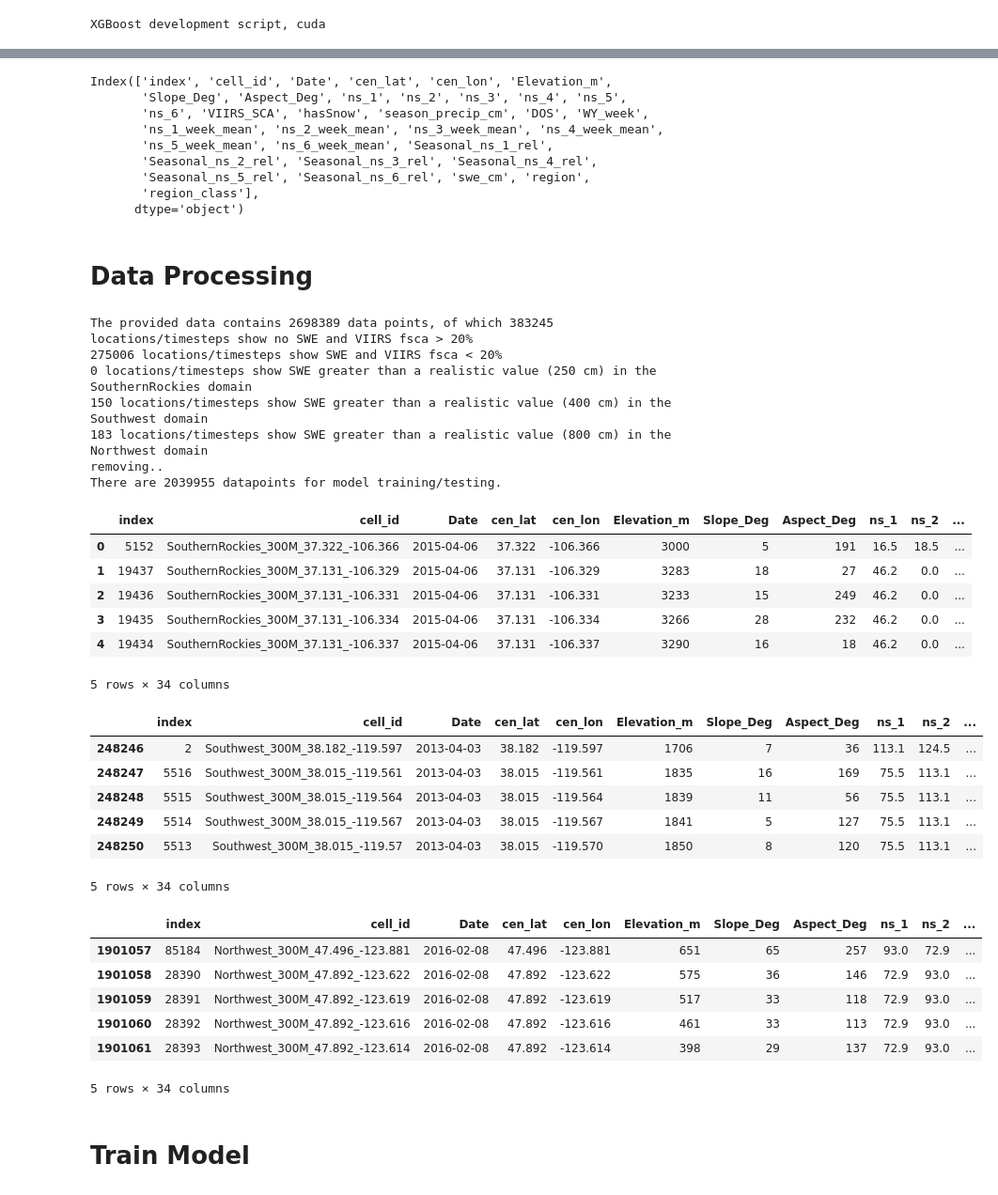
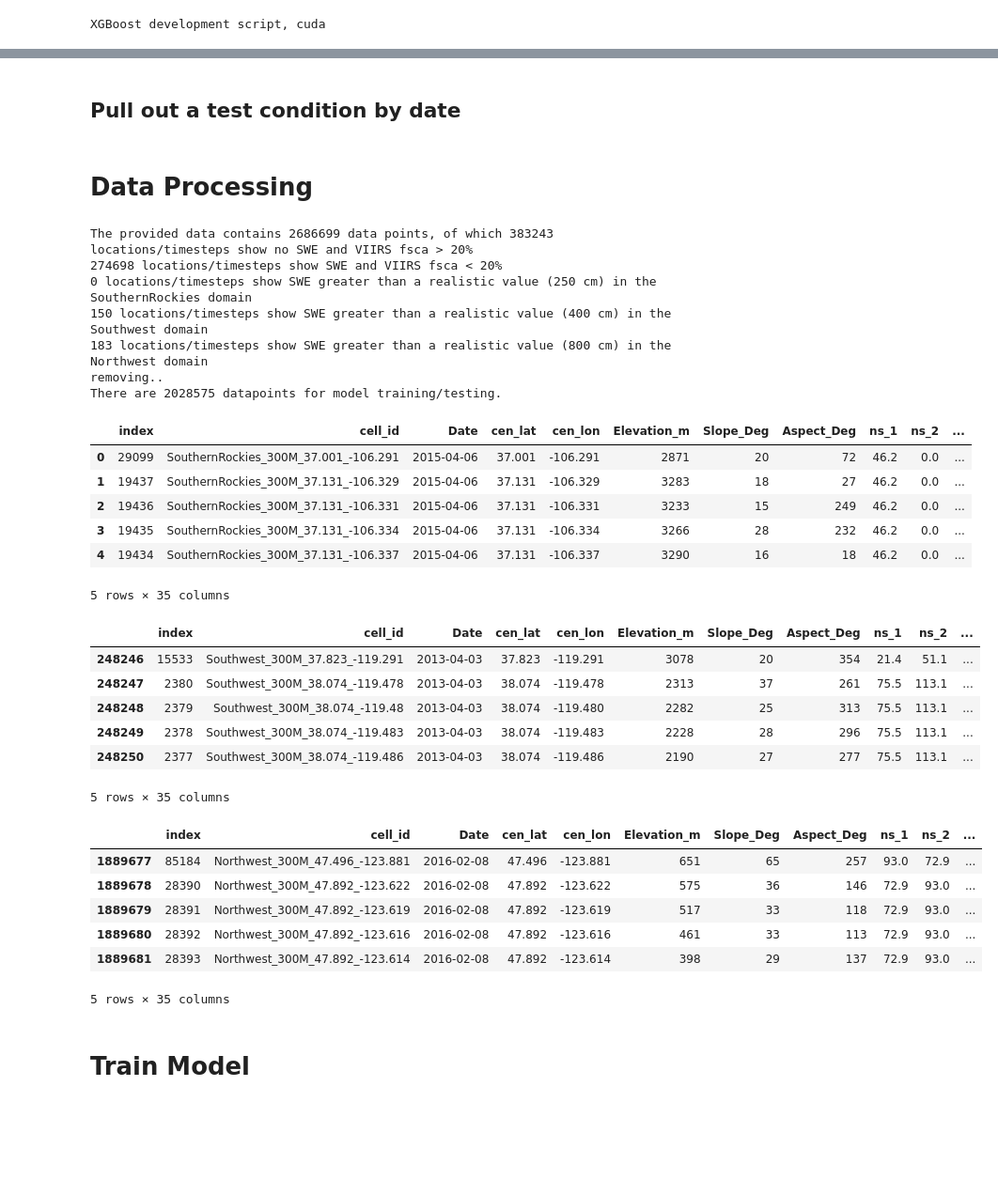
Before and after one commit to whitelightning450/SWEMLv2.0, a Jupyter notebook: Modeling/XGBoost.ipynb, the cells around one changed output, grey strips where cells are left out. Shown at 94% size. Drawn from its saved outputs; the diff is of its cells as text; code cells hidden in the pictures; blank space fills up the shorter version.

Commit message:
Found error in elevation method, fixed

```diff
--- a/Modeling/XGBoost.ipynb
+++ b/Modeling/XGBoost.ipynb
@@ -22,11 +24,11 @@ XGBoost development script, cuda
 #load data
 regionlist = ['SouthernRockies', 'Southwest', 'Northwest']
 output_res = '300M_Resolution'
-DataFrame = 'Seasonality_PrecipVIIRSGeoObsDFs'
+DataFrame = 'Sturm_Seasonality_PrecipVIIRSGeoObsDFs'
 fSCA_thresh = '20_fSCA_Thresh'
 
-df = dataloader.get_ML_Data(regionlist, output_res, DataFrame, fSCA_thresh)
-df.head()
+alldata = dataloader.get_ML_Data(regionlist, output_res, DataFrame, fSCA_thresh)
+alldata.head()
 # %% [output]
 Concatenating 14 for the model dataframe development.
 There are 305566 datapoints for model training/testing in the SouthernRockies modeling domain.
@@ -45,15 +47,12 @@ There are 2698389 datapoints for model training/testing in the overall modeling
-# %%
-df.columns
-# %% [output]
-Index(['index', 'cell_id', 'Date', 'cen_lat', 'cen_lon', 'Elevation_m',
-       'Slope_Deg', 'Aspect_Deg', 'ns_1', 'ns_2', 'ns_3', 'ns_4', 'ns_5',
-       'ns_6', 'VIIRS_SCA', 'hasSnow', 'season_precip_cm', 'DOS', 'WY_week',
-       'ns_1_week_mean', 'ns_2_week_mean', 'ns_3_week_mean', 'ns_4_week_mean',
-       'ns_5_week_mean', 'ns_6_week_mean', 'Seasonal_ns_1_rel',
-       'Seasonal_ns_2_rel', 'Seasonal_ns_3_rel', 'Seasonal_ns_4_rel',
-       'Seasonal_ns_5_rel', 'Seasonal_ns_6_rel', 'swe_cm', 'region',
-       'region_class'],
-      dtype='object')
+# %% [markdown]
+## Pull out a test condition by date
+# %%
+# Pulling out 3-29-2019 in Southwest
+TestArea = alldata[alldata['Date'] == '2019-03-29']
+TestArea.reset_index(inplace=True, drop=True)
+
+#remove Test area data from training/testing dataset
+df = pd.concat([alldata, TestArea]).drop_duplicates(keep=False)
 # %% [markdown]
 # Data Processing
 # %%
@@ -76,9 +75,9 @@ input_columns = [
             'ns_1',
             'ns_2',
             'ns_3',
-            'ns_4',
-            'ns_5',
-            'ns_6',
+            # 'ns_4',
+            # 'ns_5',
+            # 'ns_6',
             'VIIRS_SCA',
             'hasSnow',
             'season_precip_cm',
@@ -88,63 +87,64 @@ input_columns = [
             'ns_1_week_mean',
             'ns_2_week_mean',
             'ns_3_week_mean',
-            'ns_4_week_mean',
-            'ns_5_week_mean',
-            'ns_6_week_mean',
+            # 'ns_4_week_mean',
+            # 'ns_5_week_mean',
+            # 'ns_6_week_mean',
             'Seasonal_ns_1_rel',
             'Seasonal_ns_2_rel',
             'Seasonal_ns_3_rel',
-            'Seasonal_ns_4_rel',
-            'Seasonal_ns_5_rel',
-            'Seasonal_ns_6_rel'
+            # 'Seasonal_ns_4_rel',
+            # 'Seasonal_ns_5_rel',
+            # 'Seasonal_ns_6_rel',
+            'sturm_value'
 ]
 
 years = False
 splitratio = 0.33
 test_years = [2019]
 target = 'swe_cm'
 
 #fit a scaler,save, and scale the training data
 x_train, y_train, x_test, y_test = dataprocessor.xgb_processor(
                                                     regionlist,
                                                       df,
                                                       years,
                                                       splitratio,
                                                       test_years,
                                                       target,
                                                       input_columns,
                                                       model_path,
                                                       scalertype = 'MinMax'
                                                       )
 # %% [output]
-The provided data contains 2698389 data points, of which 383245 locations/timesteps show no SWE and VIIRS fsca > 20%
-275006 locations/timesteps show SWE and VIIRS fsca < 20%
+The provided data contains 2686699 data points, of which 383243 locations/timesteps show no SWE and VIIRS fsca > 20%
+274698 locations/timesteps show SWE and VIIRS fsca < 20%
 0 locations/timesteps show SWE greater than a realistic value (250 cm) in the SouthernRockies domain
 150 locations/timesteps show SWE greater than a realistic value (400 cm) in the Southwest domain
 183 locations/timesteps show SWE greater than a realistic value (800 cm) in the Northwest domain
 removing..
-There are 2039955 datapoints for model training/testing.
+There are 2028575 datapoints for model training/testing.
 |  | index | cell_id | Date | cen_lat | cen_lon | Elevation_m | Slope_Deg | Aspect_Deg | ns_1 | ns_2 | ... |
-| 0 | 5152 | SouthernRockies_300M_37.322_-106.366 | 2015-04-06 | 37.322 | -106.366 | 3000 | 5 | 191 | 16.5 | 18.5 | ... |
+| 0 | 29099 | SouthernRockies_300M_37.001_-106.291 | 2015-04-06 | 37.001 | -106.291 | 2871 | 20 | 72 | 46.2 | 0.0 | ... |
 | 1 | 19437 | SouthernRockies_300M_37.131_-106.329 | 2015-04-06 | 37.131 | -106.329 | 3283 | 18 | 27 | 46.2 | 0.0 | ... |
 | 2 | 19436 | SouthernRockies_300M_37.131_-106.331 | 2015-04-06 | 37.131 | -106.331 | 3233 | 15 | 249 | 46.2 | 0.0 | ... |
 | 3 | 19435 | SouthernRockies_300M_37.131_-106.334 | 2015-04-06 | 37.131 | -106.334 | 3266 | 28 | 232 | 46.2 | 0.0 | ... |
 | 4 | 19434 | SouthernRockies_300M_37.131_-106.337 | 2015-04-06 | 37.131 | -106.337 | 3290 | 16 | 18 | 46.2 | 0.0 | ... |
-5 rows × 34 columns
+5 rows × 35 columns
 |  | index | cell_id | Date | cen_lat | cen_lon | Elevation_m | Slope_Deg | Aspect_Deg | ns_1 | ns_2 | ... |
-| 248246 | 2 | Southwest_300M_38.182_-119.597 | 2013-04-03 | 38.182 | -119.597 | 1706 | 7 | 36 | 113.1 | 124.5 | ... |
-| 248247 | 5516 | Southwest_300M_38.015_-119.561 | 2013-04-03 | 38.015 | -119.561 | 1835 | 16 | 169 | 75.5 | 113.1 | ... |
-| 248248 | 5515 | Southwest_300M_38.015_-119.564 | 2013-04-03 | 38.015 | -119.564 | 1839 | 11 | 56 | 75.5 | 113.1 | ... |
-| 248249 | 5514 | Southwest_300M_38.015_-119.567 | 2013-04-03 | 38.015 | -119.567 | 1841 | 5 | 127 | 75.5 | 113.1 | ... |
-| 248250 | 5513 | Southwest_300M_38.015_-119.57 | 2013-04-03 | 38.015 | -119.570 | 1850 | 8 | 120 | 75.5 | 113.1 | ... |
+| 248246 | 15533 | Southwest_300M_37.823_-119.291 | 2013-04-03 | 37.823 | -119.291 | 3078 | 20 | 354 | 21.4 | 51.1 | ... |
+| 248247 | 2380 | Southwest_300M_38.074_-119.478 | 2013-04-03 | 38.074 | -119.478 | 2313 | 37 | 261 | 75.5 | 113.1 | ... |
+| 248248 | 2379 | Southwest_300M_38.074_-119.48 | 2013-04-03 | 38.074 | -119.480 | 2282 | 25 | 313 | 75.5 | 113.1 | ... |
+| 248249 | 2378 | Southwest_300M_38.074_-119.483 | 2013-04-03 | 38.074 | -119.483 | 2228 | 28 | 296 | 75.5 | 113.1 | ... |
+| 248250 | 2377 | Southwest_300M_38.074_-119.486 | 2013-04-03 | 38.074 | -119.486 | 2190 | 27 | 277 | 75.5 | 113.1 | ... |
-5 rows × 34 columns
+5 rows × 35 columns
 |  | index | cell_id | Date | cen_lat | cen_lon | Elevation_m | Slope_Deg | Aspect_Deg | ns_1 | ns_2 | ... |
-| 1901057 | 85184 | Northwest_300M_47.496_-123.881 | 2016-02-08 | 47.496 | -123.881 | 651 | 65 | 257 | 93.0 | 72.9 | ... |
-| 1901058 | 28390 | Northwest_300M_47.892_-123.622 | 2016-02-08 | 47.892 | -123.622 | 575 | 36 | 146 | 72.9 | 93.0 | ... |
-| 1901059 | 28391 | Northwest_300M_47.892_-123.619 | 2016-02-08 | 47.892 | -123.619 | 517 | 33 | 118 | 72.9 | 93.0 | ... |
-| 1901060 | 28392 | Northwest_300M_47.892_-123.616 | 2016-02-08 | 47.892 | -123.616 | 461 | 33 | 113 | 72.9 | 93.0 | ... |
-| 1901061 | 28393 | Northwest_300M_47.892_-123.614 | 2016-02-08 | 47.892 | -123.614 | 398 | 29 | 137 | 72.9 | 93.0 | ... |
+| 1889677 | 85184 | Northwest_300M_47.496_-123.881 | 2016-02-08 | 47.496 | -123.881 | 651 | 65 | 257 | 93.0 | 72.9 | ... |
+| 1889678 | 28390 | Northwest_300M_47.892_-123.622 | 2016-02-08 | 47.892 | -123.622 | 575 | 36 | 146 | 72.9 | 93.0 | ... |
+| 1889679 | 28391 | Northwest_300M_47.892_-123.619 | 2016-02-08 | 47.892 | -123.619 | 517 | 33 | 118 | 72.9 | 93.0 | ... |
+| 1889680 | 28392 | Northwest_300M_47.892_-123.616 | 2016-02-08 | 47.892 | -123.616 | 461 | 33 | 113 | 72.9 | 93.0 | ... |
+| 1889681 | 28393 | Northwest_300M_47.892_-123.614 | 2016-02-08 | 47.892 | -123.614 | 398 | 29 | 137 | 72.9 | 93.0 | ... |
-5 rows × 34 columns
+5 rows × 35 columns
 # %% [markdown]
 # Train Model
 # %%
```
Also changed, not shown: parts of 8 cells of this notebook, 12 other files.
